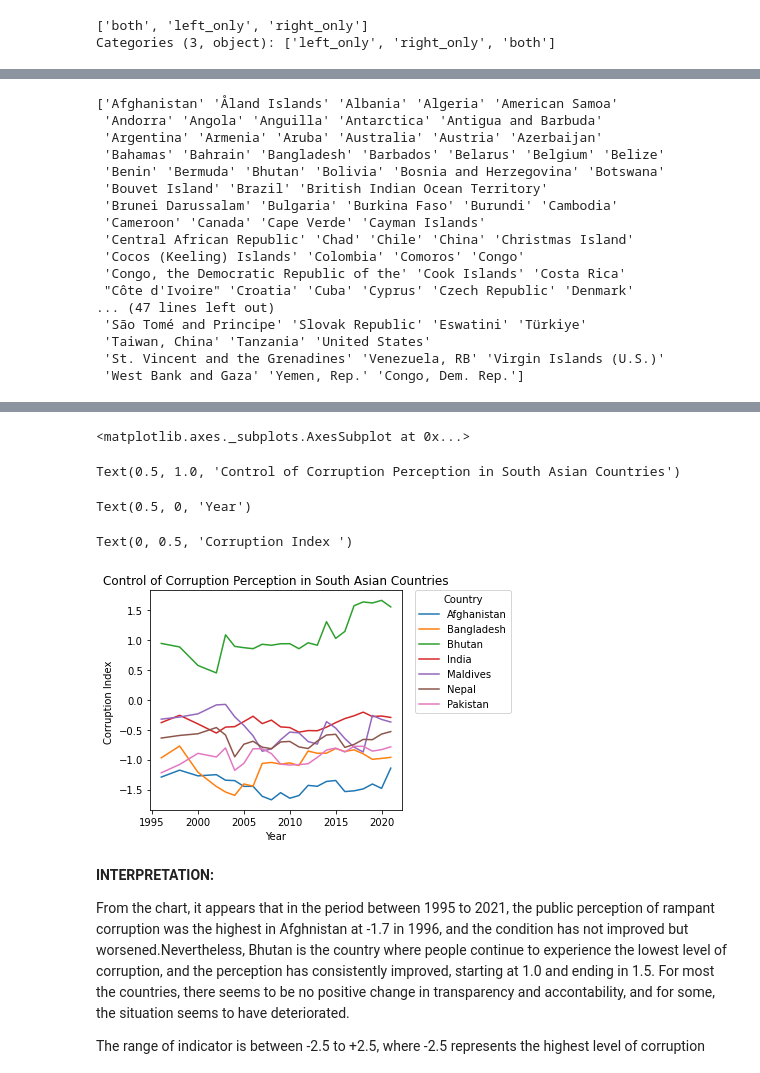
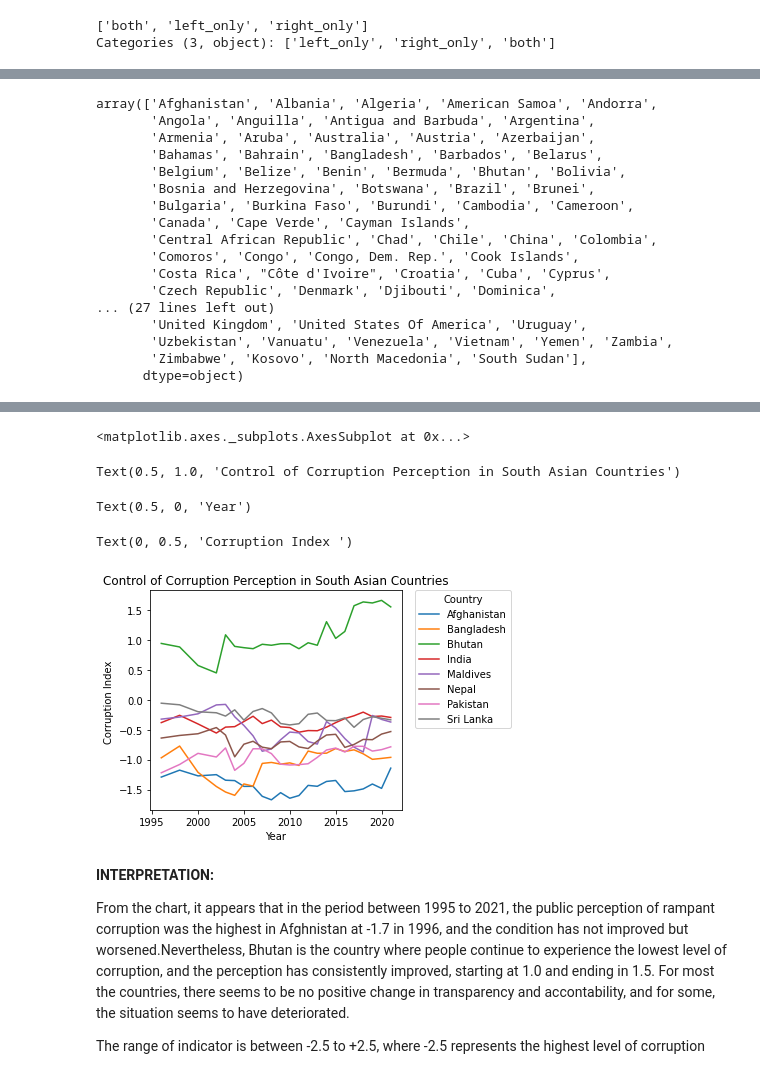
Before and after one commit to kandelprakashchandra/vis, a Jupyter notebook: PS2_Political_and_Socio_Economic_Impact_of_2009_Global_Recession.ipynb, the cells around one changed output, grey strips where cells are left out. Drawn from its saved outputs; the diff is of its cells as text; code cells hidden in the pictures.

```diff
--- a/PS2_Political_and_Socio_Economic_Impact_of_2009_Global_Recession.ipynb
+++ b/PS2_Political_and_Socio_Economic_Impact_of_2009_Global_Recession.ipynb
@@ -337,5 +344,5 @@ array(['Aruba', 'Andorra', 'Afghanistan', 'Angola', 'Anguilla', 'Albania',
 # %%
-codegovmerged =pd.merge(countcodes, govindic, how='outer',  on=["iso3code", "country"], indicator=True) # merging on a common id variable 'code' and with the dataframe for country codes on the left
+codegovmerged =pd.merge(countcodes, govindic, how='outer',  on=["country"], indicator=True) # merging on a common id variable 'code' and with the dataframe for country codes on the left
 # Here the "inner" parameter was used to get numeric codes for countries in the dataset with the World Governace Indicators
 codegovmerged.head(10)
 codegovmerged.tail(10)
@@ -433,39 +483,51 @@ dtype: int64
+# %%
+#dropping names that are not countries
+codegovmerged= codegovmerged.drop(codegovmerged.index[codegovmerged['country'].isin(['Antarctica', 'Bouvet Island', 'British Indian Ocean Territory',
+                                                                                     'Christmas Island', 'Cocos (Keeling) Islands', 'Falkland Islands (Malvinas)',
+                                                                                     'Faroe Islands', 'French Polynesia', 'French Southern Territories', 'Gibraltar',
+                                                                                     'Guadeloupe', 'Guernsey', 'Heard Island and McDonald Islands', 'Hong Kong', 'Hong Kong SAR, China',
+                                                                                     'Isle of Man', 'Jersey', 'Jersey, Channel Islands', 'Macao', 'Macao SAR, China', 'Mayotte', 'Montserrat',
+                                                                                     'Netherlands Antilles', 'Netherlands Antilles (former)', 'New Caledonia', 'Norfolk Island',
+                                                                                     'Northern Mariana Islands', 'Palestinian Territory, Occupied', 'Pitcairn', 'Reunion', 'Réunion',
+                                                                                     'Saint Barthélemy', 'Saint Helena, Ascension and Tristan da Cunha', 'Saint Kitts and Nevis', 'Saint Lucia',
+                                                                                     'Saint Martin', 'Saint Pierre and Miquelon', 'Saint Vincent and the Grenadines', 'Sao Tome and Principe',
+                                                                                     'South Georgia and the South Sandwich Islands', 'St. Kitts and Nevis', 'St. Lucia',
+                                                                                     'St. Vincent and the Grenadines', 'Svalbard and Jan Mayen','São Tomé and Principe',
+                                                                                     'Tokelau', 'Turks and Caicos', 'United States Minor Outlying Islands',
+                                                                                     'Virgin Islands (U.S.)', 'Virgin Islands, British', 'Virgin Islands, U.S.',
+                                                                                     'Wallis and Futuna', 'West Bank and Gaza',
+                                                                                     'Western Sahara', 'Åland Islands'])])
+
+
+codegovmerged =  codegovmerged[ codegovmerged.country.notnull()] # The missing values of countries were dropped.
 # %%
-unique_values = codegovmerged['country'].unique() # inspecting whether the merge was smooth by considering countries
+unique_values = codegovmerged['country'].unique() # inspecting whether the renaming and dropping were smooth
 
-print(unique_values)
+unique_values
 # %% [output]
-['Afghanistan' 'Åland Islands' 'Albania' 'Algeria' 'American Samoa'
- 'Andorra' 'Angola' 'Anguilla' 'Antarctica' 'Antigua and Barbuda'
- 'Argentina' 'Armenia' 'Aruba' 'Australia' 'Austria' 'Azerbaijan'
- 'Bahamas' 'Bahrain' 'Bangladesh' 'Barbados' 'Belarus' 'Belgium' 'Belize'
- 'Benin' 'Bermuda' 'Bhutan' 'Bolivia' 'Bosnia and Herzegovina' 'Botswana'
- 'Bouvet Island' 'Brazil' 'British Indian Ocean Territory'
- 'Brunei Darussalam' 'Bulgaria' 'Burkina Faso' 'Burundi' 'Cambodia'
- 'Cameroon' 'Canada' 'Cape Verde' 'Cayman Islands'
- 'Central African Republic' 'Chad' 'Chile' 'China' 'Christmas Island'
- 'Cocos (Keeling) Islands' 'Colombia' 'Comoros' 'Congo'
- 'Congo, the Democratic Republic of the' 'Cook Islands' 'Costa Rica'
- "Côte d'Ivoire" 'Croatia' 'Cuba' 'Cyprus' 'Czech Republic' 'Denmark'
-... (47 lines left out)
- 'São Tomé and Principe' 'Slovak Republic' 'Eswatini' 'Türkiye'
- 'Taiwan, China' 'Tanzania' 'United States'
- 'St. Vincent and the Grenadines' 'Venezuela, RB' 'Virgin Islands (U.S.)'
- 'West Bank and Gaza' 'Yemen, Rep.' 'Congo, Dem. Rep.']
+array(['Afghanistan', 'Albania', 'Algeria', 'American Samoa', 'Andorra',
+       'Angola', 'Anguilla', 'Antigua and Barbuda', 'Argentina',
+       'Armenia', 'Aruba', 'Australia', 'Austria', 'Azerbaijan',
+       'Bahamas', 'Bahrain', 'Bangladesh', 'Barbados', 'Belarus',
+       'Belgium', 'Belize', 'Benin', 'Bermuda', 'Bhutan', 'Bolivia',
+       'Bosnia and Herzegovina', 'Botswana', 'Brazil', 'Brunei',
+       'Bulgaria', 'Burkina Faso', 'Burundi', 'Cambodia', 'Cameroon',
+       'Canada', 'Cape Verde', 'Cayman Islands',
+       'Central African Republic', 'Chad', 'Chile', 'China', 'Colombia',
+       'Comoros', 'Congo', 'Congo, Dem. Rep.', 'Cook Islands',
+       'Costa Rica', "Côte d'Ivoire", 'Croatia', 'Cuba', 'Cyprus',
+       'Czech Republic', 'Denmark', 'Djibouti', 'Dominica',
+... (27 lines left out)
+       'United Kingdom', 'United States Of America', 'Uruguay',
+       'Uzbekistan', 'Vanuatu', 'Venezuela', 'Vietnam', 'Yemen', 'Zambia',
+       'Zimbabwe', 'Kosovo', 'North Macedonia', 'South Sudan'],
+      dtype=object)
-# %%
-# Making the names of the countries and other entities uniform after merger using "replace" command
-codegovmerged = codegovmerged.replace({'country' : { 'Bahamas, The': 'Bahamas', 'Egypt, Arab Rep.': 'Egypt',
-                                   'Brunei Darussalam': 'Brunei','Gambia, The': 'Gambia',
-                                 'Iran, Islamic Rep.': 'Iran','Korea, Rep.':'South Korea', 'Kyrgyz Republic': 'Kyrgyzstan',
-                                   'Lao PDR': 'Laos', 'Korea, Dem. Rep.': 'North Korea', 'Russian Federation': 'Russia', 'Slovak Republic':'Slovakia', 'Türkiye':'Turkey',
-                                    'Taiwan, China': 'Taiwan', 'Tanzania, United Republic of':'Tanzania', 'United States':'United States Of America', 'Venezuela, RB': 'Venezuela',
-                                     'Yemen, Rep.': 'Yemen', 'Virgin Islands, U.S.': 'Virgin Islands (U.S.)',  'Congo, the Democratic Republic of the': 'Congo, Dem. Rep.' }})
 # %%
 # Reordering the variables
-codegovmerged = codegovmerged[['numcode', 'iso2code', 'iso3code', 'country', 'year', 'voacest',	'polstabest',	'goveffest',	'quaregest',	'ruloflawest',	'corcontest']]
+codegovmerged = codegovmerged[['numcode', 'iso2code', 'iso3code_y', 'country', 'year', 'voacest',	'polstabest',	'goveffest',	'quaregest',	'ruloflawest',	'corcontest']]
 
-# renaming 'country' variable
-codegovmerged = codegovmerged.rename(columns={'country_y':'country'})
+# renaming 'iso3code' variable
+codegovmerged = codegovmerged.rename(columns={'iso3code_y':'iso3code'})
 
 codegovmerged.head()
 # %% [output]
@@ -481,28 +543,28 @@ codegovmerged.head()
 #print("Merged codegovmerged columns:", codegovmerged.columns)
 # %%
 # Testing the trend of corruption in South Asian countries over the given years
-countries = ['Afghanistan', 'Nepal', 'Srilanka', 'India', 'Pakistan', 'Maldives', 'Bangladesh', 'Bhutan']
+countries = ['Afghanistan', 'Nepal', 'Sri Lanka', 'India', 'Pakistan', 'Maldives', 'Bangladesh', 'Bhutan']
 selected_count =codegovmerged[codegovmerged['country'].isin(countries)]
 
 # Creating a line chart using seaborn's lineplot function for Corruption Control Indicator
 sns.lineplot(x='year', y='corcontest', hue='country', data=selected_count)
 
 # Adding a title and labels to the x and y axes
 plt.title('Control of Corruption Perception in South Asian Countries')
 plt.xlabel('Year')
 plt.ylabel('Corruption Index ')
 
 # Managing the legend
 legend = plt.legend(title='Country', loc='upper left', bbox_to_anchor=(1.05, 1), borderaxespad=0)
 
 # Adjusting the size of the plot to make room for the legend
 plt.tight_layout()
 # %% [output]
 <matplotlib.axes._subplots.AxesSubplot at 0x...>
 Text(0.5, 1.0, 'Control of Corruption Perception in South Asian Countries')
 Text(0.5, 0, 'Year')
 Text(0, 0.5, 'Corruption Index ')
-[figure, old version]
+[figure, new version]
 # %% [markdown]
 **INTERPRETATION:**
 
```
Also changed, not shown: parts of 34 cells of this notebook.
